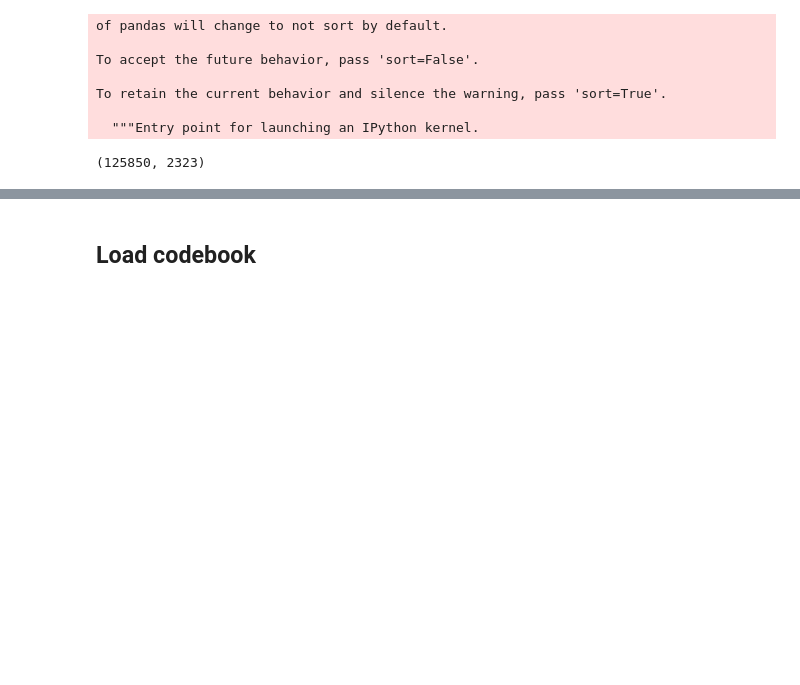
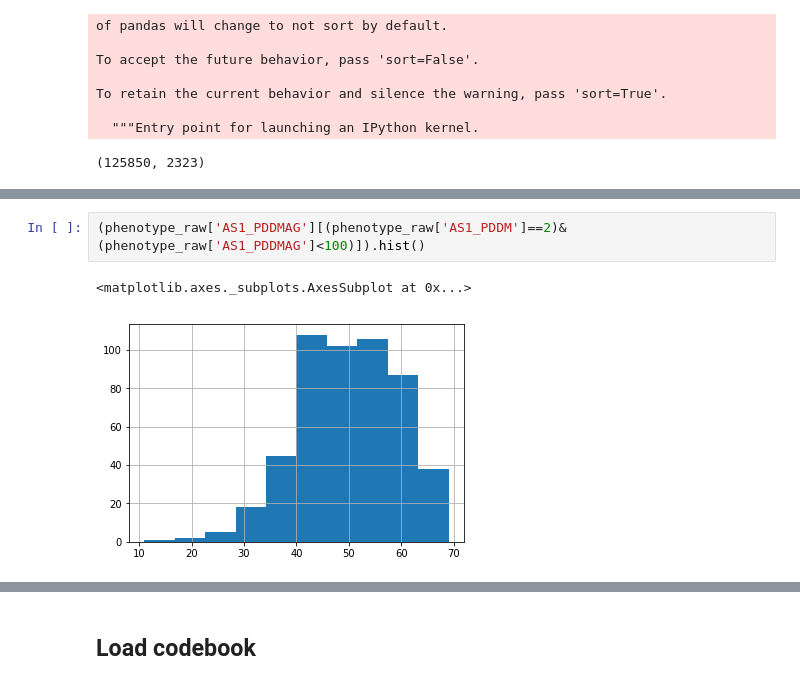
Before and after one commit to chanwkimlab/MHC_Kor_Assoc, a Jupyter notebook: 2_phenotype_scan_backup.ipynb, the cells around one changed output, grey strips where cells are left out. Saved outputs shown, nothing was run; the diff lists cells and outputs as text; blank space fills up the shorter version.

```diff
--- a/2_phenotype_scan_backup.ipynb
+++ b/2_phenotype_scan_backup.ipynb
@@ -37,0 +69,5 @@ To retain the current behavior and silence the warning, pass 'sort=True'.
+# %%
+(phenotype_raw['AS1_PDDMAG'][(phenotype_raw['AS1_PDDM']==2)&(phenotype_raw['AS1_PDDMAG']<100)]).hist()
+# %% [output]
+<matplotlib.axes._subplots.AxesSubplot at 0x...>
+[figure, added]
```
Also changed, not shown: parts of 7 cells of this notebook, 20 other files.
